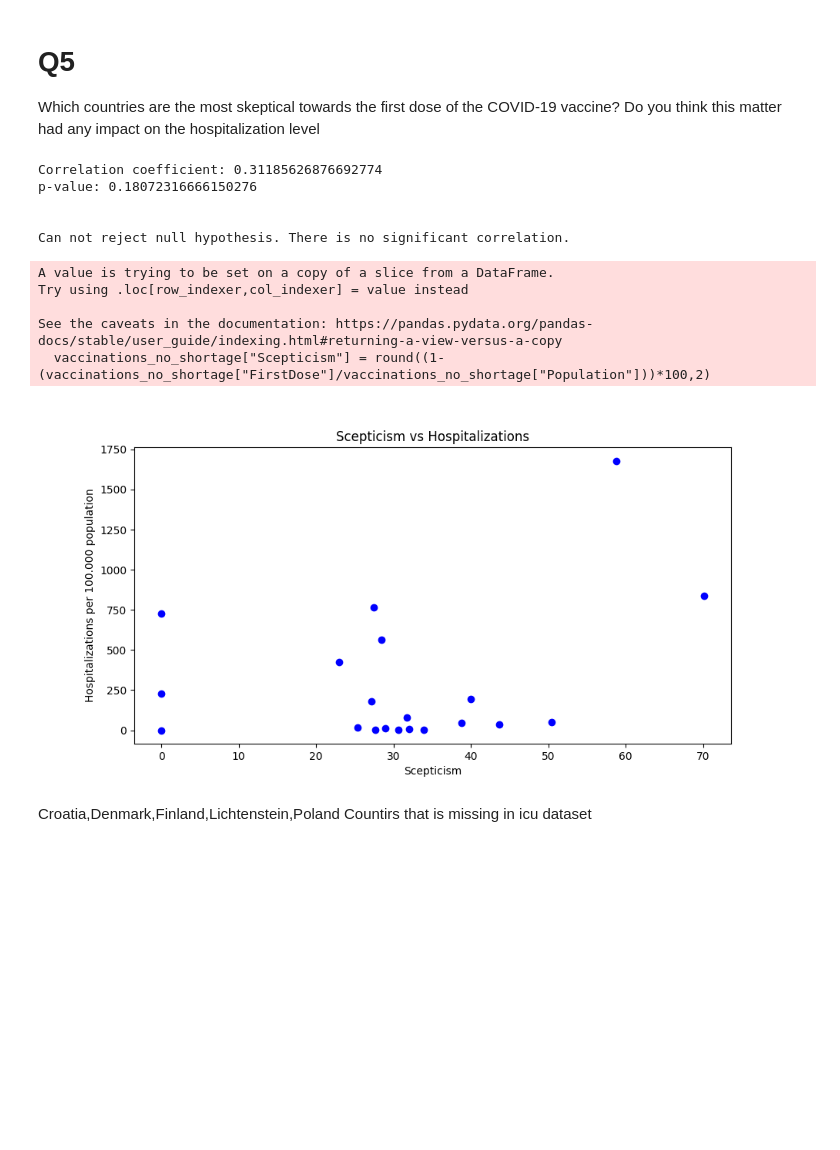
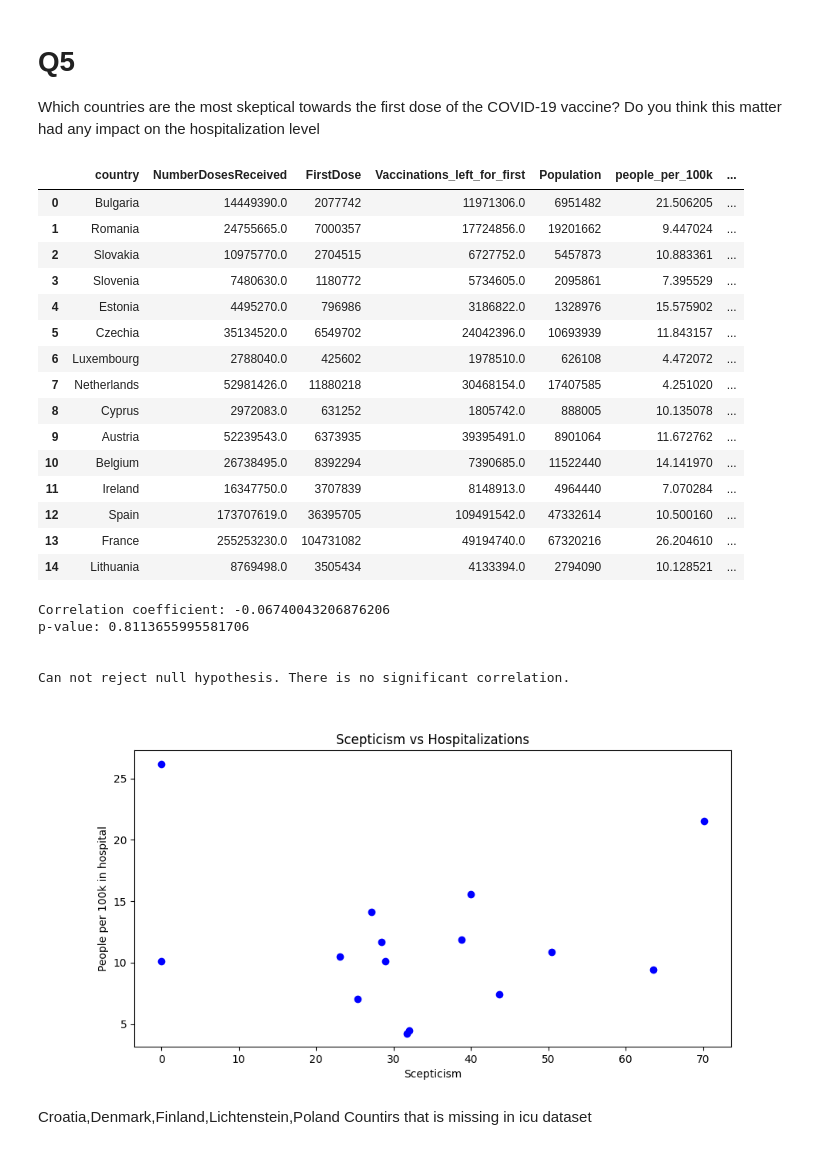
Before and after one commit to Klattraren/Intelligent-Data-Analysis-DV1597, a Jupyter notebook: assignment2.ipynb, the cells around one changed output. Cells and saved outputs as stored; diff of their text form; code cells hidden in the pictures; blank space fills up the shorter version.

```diff
--- a/assignment2.ipynb
+++ b/assignment2.ipynb
@@ -245,6 +245,8 @@ year_week    0
 value        0
 source       0
 dtype: int64
+# %%
+icu_df["date"] = pd.to_datetime(icu_df["date"], format="%Y-%m-%d")
 # %%
 icu_df.groupby(["indicator"]).count() #Daily metric is most common indicator, therefore we will convert all other indicators to daily metric
 # %% [output]
@@ -256,18 +258,6 @@ icu_df.groupby(["indicator"]).count() #Daily metric is most common indicator, th
 | Weekly new hospital admissions pe... | 2916 | 2916 | 2916 | 2916 | 2916 |
 # %% [markdown]
 Extracts weekly data from indicator and value columns and then converts it to daily data by dividing by 7 and changing the indicator name
-# %%
-mask = icu_df["indicator"].isin(["Weekly new ICU admissions per 100k", "Weekly new hospital admissions per 100k"]) #mask for weekly indicators
-icu_df.loc[mask, 'value'] = (icu_df.loc[mask, 'value'] / 7) #convert weekly indicators to daily indicators
-
-icu_df['indicator'] = icu_df['indicator'].replace({
-    "Weekly new ICU admissions per 100k": "Daily new ICU admissions per 100k",
-    "Weekly new hospital admissions per 100k": "Daily new hospital admissions per 100k",
-    "Daily hospital occupancy": "Daily hospital occupancy per 100k",
-    "Daily ICU occupancy": "Daily ICU occupancy per 100k"
-}) #replace weekly indicators with daily indicators
-
-icu_df.to_csv("icu_df.csv", index=True)
 # %% [markdown]
 # Questions:
 # %% [markdown]
@@ -528,8 +518,18 @@ Name: 1, dtype: object
 Which countries are the most skeptical towards the first dose of the COVID-19 vaccine? Do you think this matter had any impact on the hospitalization level
 # %%
 new_cases_df_names = new_cases_df[["geoId","countriesAndTerritories"]].drop_duplicates() #Gets all names for ReportingCountry tag
-hospital_level = icu_df.groupby(["country", "year_week"]).agg({"value": "median"}).reset_index() #Gets all hospital data for each country and week
+get_population = new_cases_df[["countriesAndTerritories","popData2020"]].drop_duplicates() #Gets all population data for each country
 
+hospital_level = icu_df.copy() #Copies the icu_df dataframe
+hospital_level = hospital_level[hospital_level["indicator"]=="Daily hospital occupancy"] #Gets all data for icu_patients
+
+
+hospital_level =  hospital_level.merge(get_population, left_on="country", right_on="countriesAndTerritories", how="inner").drop(columns="countriesAndTerritories")
+hospital_level["people_per_100k"] = hospital_level["value"]/hospital_level["popData2020"]*100000
+
+
+
+hospital_level = hospital_level.groupby(["country", "year_week"]).agg({"people_per_100k": "median"}).reset_index() #Gets all hospital data for each country and week
 vaccination_grouped = vaccination_df[vaccination_df["TargetGroup"]=="ALL"] #Gets all data for the ALL target group
 
 vaccination_grouped = vaccination_grouped.groupby(["ReportingCountry", "YearWeekISO"])[["ReportingCountry","YearWeekISO","NumberDosesReceived",'FirstDose', 'SecondDose', 'DoseAdditional1', 'DoseAdditional2', 'DoseAdditional3', 'DoseAdditional4', 'DoseAdditional5', 'UnknownDose', "Population"]].agg({"NumberDosesReceived": "sum", "FirstDose": "sum","SecondDose":"sum","DoseAdditional1":"sum","DoseAdditional2":"sum","DoseAdditional3":"sum","DoseAdditional4":"sum","DoseAdditional5":"sum","UnknownDose":"sum","Population":"first"}).reset_index() #Groups by country and week and sums the doses and tekes the first population value
@@ -541,7 +541,7 @@ vaccination_grouped_merged =  vaccination_grouped.merge(new_cases_df_names, left
 
 #Merging data with hospital data to get hospitalazion values for each week and country
 vaccination_grouped_merged_hospital =  vaccination_grouped_merged.merge(hospital_level, left_on=["countriesAndTerritories","YearWeekISO"], right_on=["country","year_week"], how="inner").drop(columns=["year_week","countriesAndTerritories"])
-vaccination_grouped_merged_hospital = vaccination_grouped_merged_hospital.groupby("country").agg({"NumberDosesReceived": "sum", "FirstDose": "sum","Vaccinations_left_for_first":"sum","Population":"first","value": "median"}).reset_index() #Groups by country and week and sums the doses and tekes the first population va
+vaccination_grouped_merged_hospital = vaccination_grouped_merged_hospital.groupby("country").agg({"NumberDosesReceived": "sum", "FirstDose": "sum","Vaccinations_left_for_first":"sum","Population":"first","people_per_100k": "median"}).reset_index() #Groups by country and week and sums the doses and tekes the first population va
 
 
 #Cheking if the number of vaccinations left for first dose is negative and if it is then there is a shortage of vaccines and we cant know if the country is sceptic or just dont have vaccine
@@ -557,43 +557,56 @@ vaccinations_no_shortage = vaccination_grouped_merged_hospital[vaccination_group
 #calculating a scepticism value for each country in percentage
 vaccinations_no_shortage["Scepticism"] = round((1-(vaccinations_no_shortage["FirstDose"]/vaccinations_no_shortage["Population"]))*100,2)
 
 #removing the countries with negative scepticism since these countries are not sceptic at all
 for index, row in vaccinations_no_shortage.iterrows():
     if row['Scepticism'] < 0:
         vaccinations_no_shortage.at[index, "Scepticism"] = 0
 
+display(vaccinations_no_shortage.sort_values(by="Scepticism", ascending=False).reset_index(drop=True))
+#vaccinations_no_shortage = vaccinations_no_shortage[vaccinations_no_shortage["country"] != "France"]
 #creating a plot
 fig = plt.figure(figsize=(10,5))
 ax = fig.add_subplot()
 
 ax.set_title("Scepticism vs Hospitalizations")
 ax.set_xlabel("Scepticism")
-ax.set_ylabel("Hospitalizations per 100.000 population")
-ax.scatter(vaccinations_no_shortage["Scepticism"],vaccinations_no_shortage["value"], color="blue")
+ax.set_ylabel("People per 100k in hospital")
+ax.scatter(vaccinations_no_shortage["Scepticism"],vaccinations_no_shortage["people_per_100k"], color="blue")
 
-correlation, p_value = pearsonr(vaccinations_no_shortage['Scepticism'], vaccinations_no_shortage['value'])
+correlation, p_value = pearsonr(vaccinations_no_shortage['Scepticism'], vaccinations_no_shortage['people_per_100k'])
 print('Correlation coefficient:', correlation)
 print('p-value:', p_value)
 print("\n")
 
 alpha = 0.05  # significance level
 
 #H0 assumes no correlation between skepticism and value, while the alternative hypothesis H1 assumes a correlation exists.
 if p_value < alpha:
     print('Rejected the null hypothesis. There is a significant correlation.')
 else:
     print('Can not reject null hypothesis. There is no significant correlation.')
 # %% [output]
+|  | country | NumberDosesReceived | FirstDose | Vaccinations_left_for_first | Population | people_per_100k | ... |
+| 0 | Bulgaria | 14449390.0 | 2077742 | 11971306.0 | 6951482 | 21.506205 | ... |
+| 1 | Romania | 24755665.0 | 7000357 | 17724856.0 | 19201662 | 9.447024 | ... |
+| 2 | Slovakia | 10975770.0 | 2704515 | 6727752.0 | 5457873 | 10.883361 | ... |
+| 3 | Slovenia | 7480630.0 | 1180772 | 5734605.0 | 2095861 | 7.395529 | ... |
+| 4 | Estonia | 4495270.0 | 796986 | 3186822.0 | 1328976 | 15.575902 | ... |
+| 5 | Czechia | 35134520.0 | 6549702 | 24042396.0 | 10693939 | 11.843157 | ... |
+| 6 | Luxembourg | 2788040.0 | 425602 | 1978510.0 | 626108 | 4.472072 | ... |
+| 7 | Netherlands | 52981426.0 | 11880218 | 30468154.0 | 17407585 | 4.251020 | ... |
+| 8 | Cyprus | 2972083.0 | 631252 | 1805742.0 | 888005 | 10.135078 | ... |
+| 9 | Austria | 52239543.0 | 6373935 | 39395491.0 | 8901064 | 11.672762 | ... |
+| 10 | Belgium | 26738495.0 | 8392294 | 7390685.0 | 11522440 | 14.141970 | ... |
+| 11 | Ireland | 16347750.0 | 3707839 | 8148913.0 | 4964440 | 7.070284 | ... |
+| 12 | Spain | 173707619.0 | 36395705 | 109491542.0 | 47332614 | 10.500160 | ... |
+| 13 | France | 255253230.0 | 104731082 | 49194740.0 | 67320216 | 26.204610 | ... |
+| 14 | Lithuania | 8769498.0 | 3505434 | 4133394.0 | 2794090 | 10.128521 | ... |
-Correlation coefficient: 0.31185626876692774
-p-value: 0.18072316666150276
+Correlation coefficient: -0.06740043206876206
+p-value: 0.8113655995581706
 
 
 Can not reject null hypothesis. There is no significant correlation.
-A value is trying to be set on a copy of a slice from a DataFrame.
-Try using .loc[row_indexer,col_indexer] = value instead
-
-See the caveats in the documentation: https://pandas.pydata.org/pandas-docs/stable/user_guide/indexing.html#returning-a-view-versus-a-copy
-  vaccinations_no_shortage["Scepticism"] = round((1-(vaccinations_no_shortage["FirstDose"]/vaccinations_no_shortage["Population"]))*100,2)
-[figure, old version]
+[figure, new version]
 # %% [markdown]
 Croatia,Denmark,Finland,Lichtenstein,Poland Countirs that is missing in icu dataset
```
Also changed, not shown: parts of 2 cells of this notebook.
